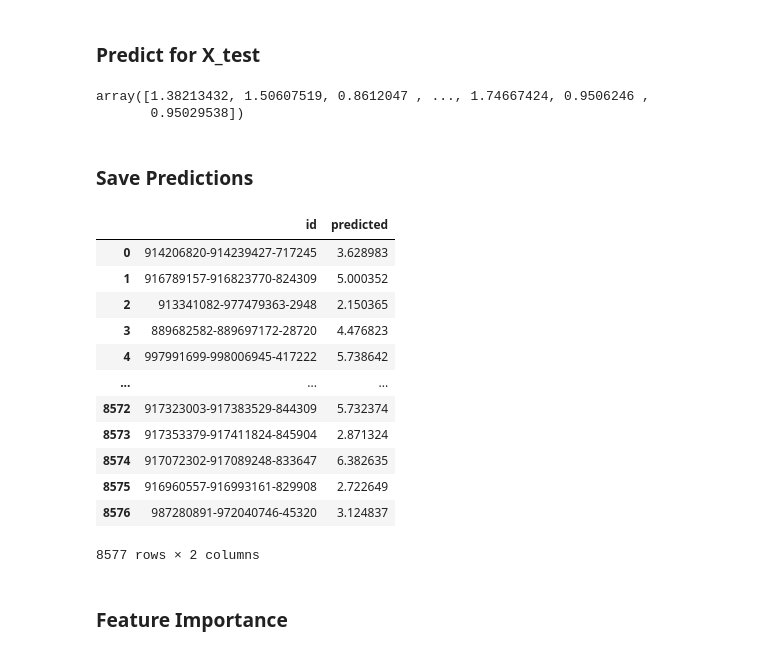
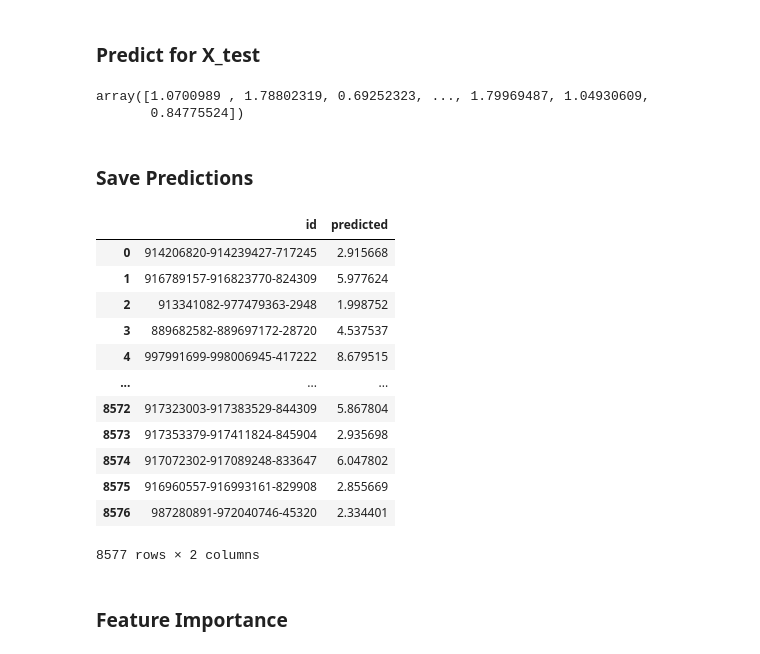
Before and after one commit to fiotbl/tdt4173-machine-learning-project, a Jupyter notebook: Long_notebook.ipynb, the cells around one changed output. Saved outputs shown, nothing was run; the diff lists cells and outputs as text; code cells hidden in the pictures.

```diff
--- a/Long_notebook.ipynb
+++ b/Long_notebook.ipynb
@@ -302,14 +318,17 @@ Name: revenue, dtype: float64
 # Feature Engineering
 # %% [markdown]
 ## 1. Dropping Redundant Columns
+# %%
+stores_train_merged['dep_ratio'] = stores_train_merged['0_to_18'] / (stores_train_merged['0_to_18'] + stores_train_merged['19_to_90'])
+stores_test_merged['dep_ratio'] = stores_test_merged['0_to_18'] / (stores_test_merged['0_to_18'] + stores_test_merged['19_to_90'])
 # %%
 stores_train_finalcols = stores_train_merged.drop(columns=[
     'year_x', 'store_name', 'plaace_hierarchy_id', 'grunnkrets_id', 'address', 'lv1', 'lv2', 'lv3', 'lv4', 'year_y',
-    'grunnkrets_name', 'district_name', 'geometry','0_to_18','19_to_90','lon'])
+    'grunnkrets_name', 'district_name', 'geometry','0_to_18','19_to_90','lon','single_parent_children_18_or_above','couple_children_18_or_above','single_parent_with_children'])
 
 stores_test_finalcols = stores_test_merged.drop(columns=[
     'year_x', 'store_name', 'plaace_hierarchy_id', 'grunnkrets_id', 'address', 'lv1', 'lv2', 'lv3', 'lv4', 'year_y',
-    'grunnkrets_name', 'district_name', 'geometry','0_to_18','19_to_90','lon'])
+    'grunnkrets_name', 'district_name', 'geometry','0_to_18','19_to_90','lon','single_parent_children_18_or_above','couple_children_18_or_above','single_parent_with_children'])
 # %%
 stores_train_finalcols
 # %% [output]
@@ -545,8 +564,8 @@ Test set RMSLE: 0.6508
 y_test_pred = model.predict(X_test)
 y_test_pred
 # %% [output]
-array([1.38213432, 1.50607519, 0.8612047 , ..., 1.74667424, 0.9506246 ,
-       0.95029538])
+array([1.0700989 , 1.78802319, 0.69252323, ..., 1.79969487, 1.04930609,
+       0.84775524])
 # %%
 y_test_pred_original_values = np.exp(y_test_pred)
 # %% [markdown]
@@ -554,24 +573,24 @@ y_test_pred_original_values = np.exp(y_test_pred)
 # %%
 submission = pd.DataFrame()
 submission['id'] = stores_test_finalcols.store_id
 submission['predicted'] = np.asarray(y_test_pred_original_values)
 
 # Save it to disk (`index=False` means don't save the index in the csv)
-submission.to_csv('submission_37.csv', index=False)
+submission.to_csv('submission_46.csv', index=False)
 submission
 # %% [output]
 |  | id | predicted |
-| 0 | 914206820-914239427-717245 | 3.628983 |
-| 1 | 916789157-916823770-824309 | 5.000352 |
-| 2 | 913341082-977479363-2948 | 2.150365 |
-| 3 | 889682582-889697172-28720 | 4.476823 |
-| 4 | 997991699-998006945-417222 | 5.738642 |
+| 0 | 914206820-914239427-717245 | 2.915668 |
+| 1 | 916789157-916823770-824309 | 5.977624 |
+| 2 | 913341082-977479363-2948 | 1.998752 |
+| 3 | 889682582-889697172-28720 | 4.537537 |
+| 4 | 997991699-998006945-417222 | 8.679515 |
 | ... | ... | ... |
-| 8572 | 917323003-917383529-844309 | 5.732374 |
-| 8573 | 917353379-917411824-845904 | 2.871324 |
-| 8574 | 917072302-917089248-833647 | 6.382635 |
-| 8575 | 916960557-916993161-829908 | 2.722649 |
-| 8576 | 987280891-972040746-45320 | 3.124837 |
+| 8572 | 917323003-917383529-844309 | 5.867804 |
+| 8573 | 917353379-917411824-845904 | 2.935698 |
+| 8574 | 917072302-917089248-833647 | 6.047802 |
+| 8575 | 916960557-916993161-829908 | 2.855669 |
+| 8576 | 987280891-972040746-45320 | 2.334401 |
 8577 rows × 2 columns
 # %% [markdown]
 ### Feature Importance
```
Also changed, not shown: parts of 7 cells of this notebook.
